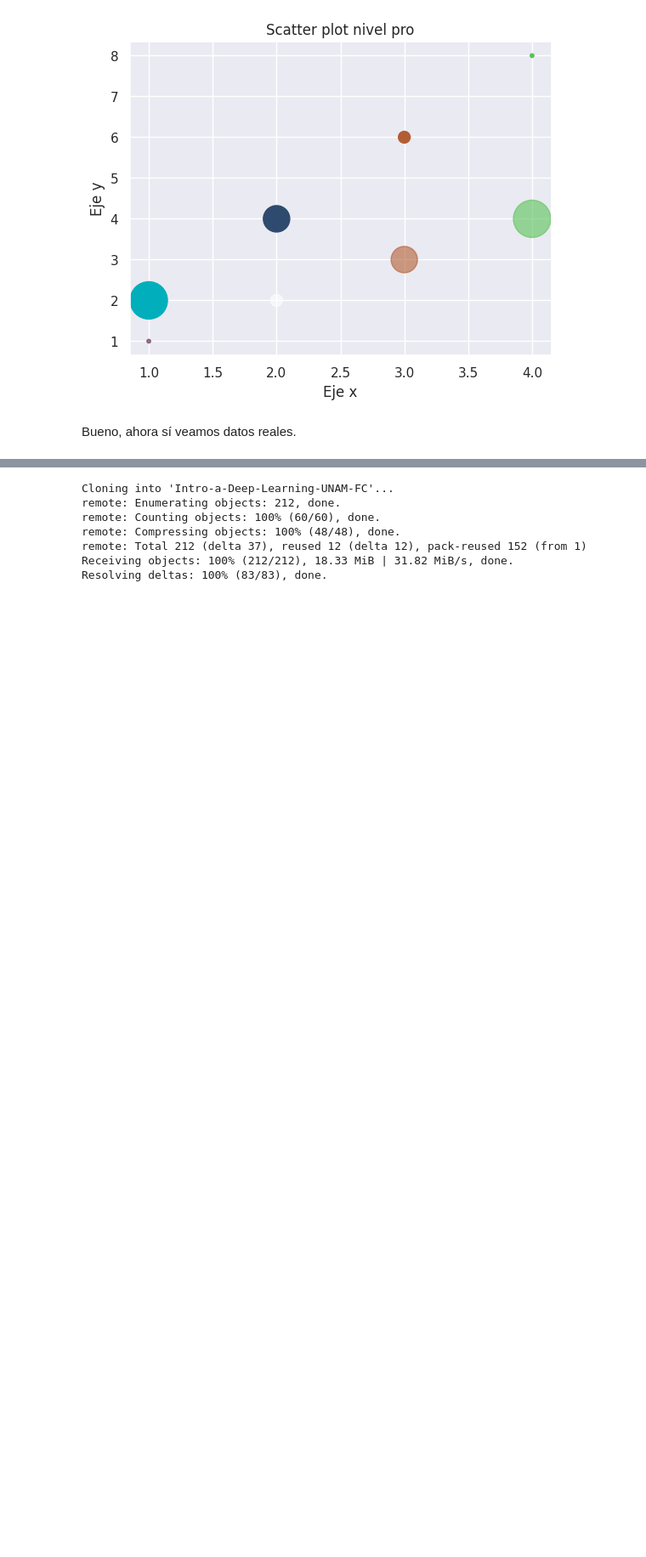
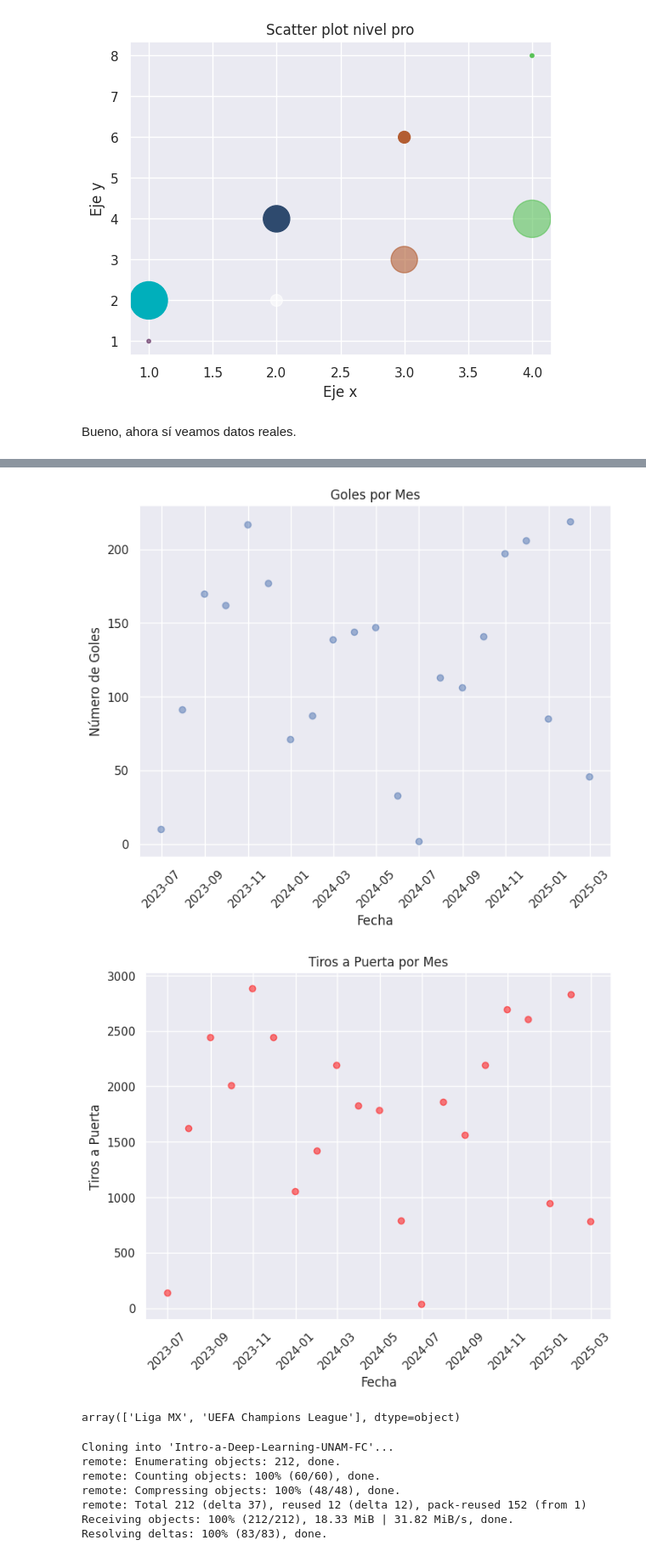
Before and after one commit to Fermu25/Cursos, a Jupyter notebook: Tutorial_Matplotlib.ipynb, the cells around one changed output, grey strips where cells are left out. Shown at 85% size. Saved outputs shown, nothing was run; the diff lists cells and outputs as text; code cells hidden in the pictures; blank space fills up the shorter version.

```diff
--- a/Tutorial_Matplotlib.ipynb
+++ b/Tutorial_Matplotlib.ipynb
@@ -69,3 +132,39 @@ Bueno, ahora sí veamos datos reales.
+# %%
+import matplotlib.pyplot as plt
+
+# Asegurarse de que 'fecha convertida' sea datetime
+df["fecha convertida"] = pd.to_datetime(df["fecha convertida"])
+
+# Agrupar por mes y calcular la suma o promedio de goles y tiros a puerta
+# Nota: 'M' es para frecuencia mensual.
+df_mensual = df.resample('M', on='fecha convertida').sum() # También puedes usar .mean() según lo que necesites
+
+# Primer gráfico: Goles por Mes
+plt.figure(figsize=(8,6))
+plt.scatter(df_mensual.index, df_mensual["G"], alpha=0.5)
+plt.title("Goles por Mes")
+plt.xlabel("Fecha")
+plt.ylabel("Número de Goles")
+plt.grid(True)
+plt.xticks(rotation=45) # Para mejorar la visualización de fechas
+plt.show()
+
+# Segundo gráfico: Tiros a Puerta por Mes (Mejorando visualización con relación tiros a gol)
+plt.figure(figsize=(8,6))
+plt.scatter(df_mensual.index, df_mensual["Ti_rival"], alpha=0.5, color='red')
+plt.title("Tiros a Puerta por Mes")
+plt.xlabel("Fecha")
+plt.ylabel("Tiros a Puerta")
+plt.grid(True)
+plt.xticks(rotation=45)
+plt.show()
+# %% [output]
+[figure, added]
+[figure, added]
+# %%
+df['liga'].unique()
+# %% [output]
+array(['Liga MX', 'UEFA Champions League'], dtype=object)
 # %%
 !git clone https://github.com/Javcm/Intro-a-Deep-Learning-UNAM-FC
 # %% [output]
```
Also changed, not shown: parts of 5 cells of this notebook.
